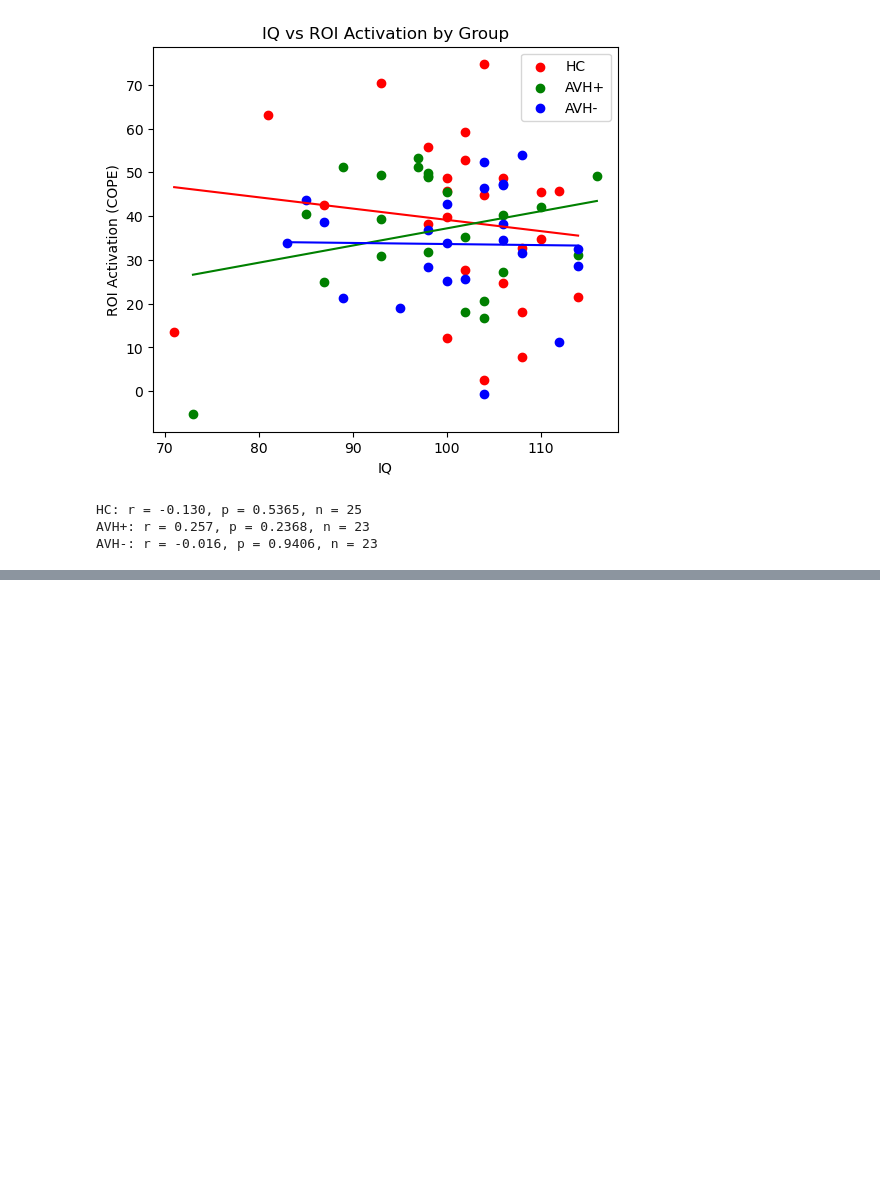
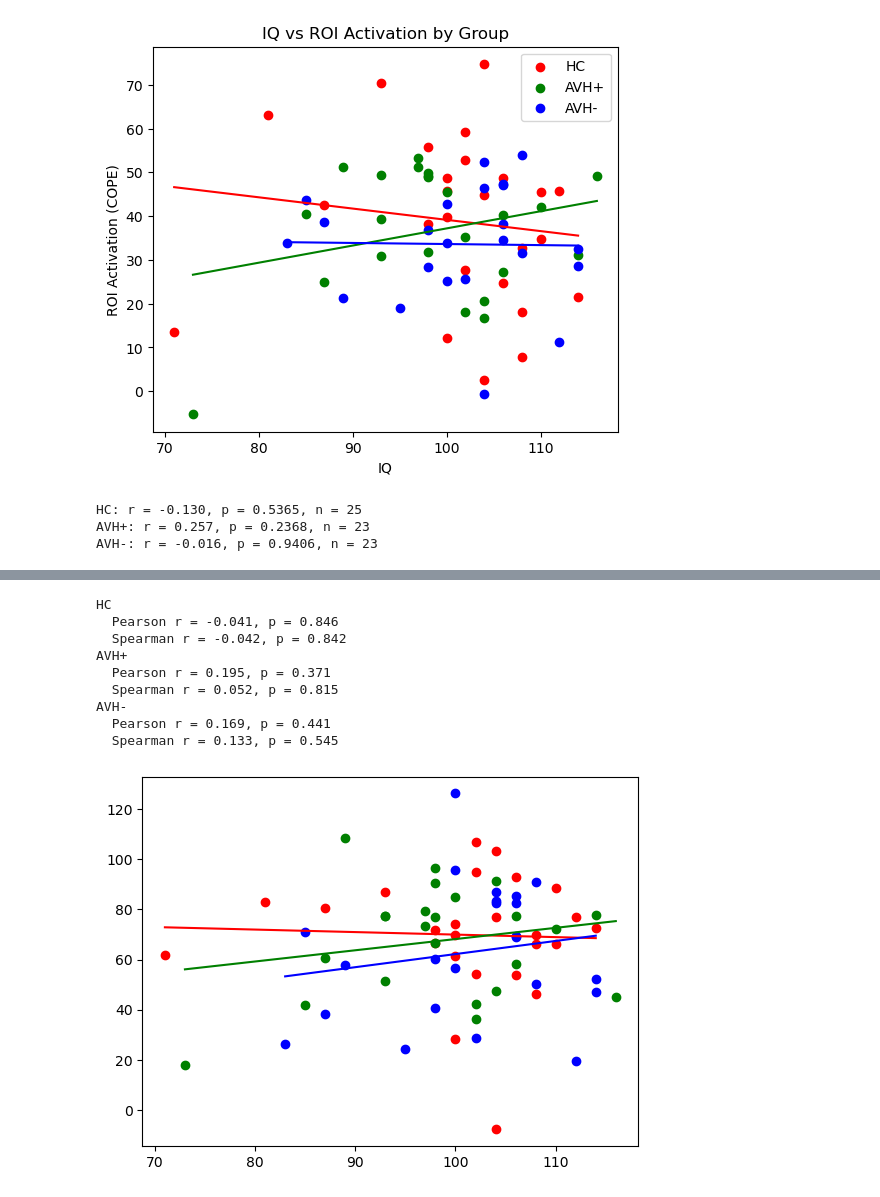
Before and after one commit to katrinasuherman/second-level-results, a Jupyter notebook: analysis/analysis.ipynb, the cells around one changed output, grey strips where cells are left out. Drawn from its saved outputs; the diff is of its cells as text; code cells hidden in the pictures; blank space fills up the shorter version.

```diff
--- a/analysis/analysis.ipynb
+++ b/analysis/analysis.ipynb
@@ -2529,0 +2747,39 @@ AVH-: r = -0.016, p = 0.9406, n = 23
+# %%
+from scipy.stats import pearsonr, spearmanr
+
+for g, color in groups.items():
+    subset = merged_pe5[merged_pe5["group"] == g].copy()
+
+    subset["iq"] = pd.to_numeric(subset["iq"], errors="coerce")
+    subset["roi_activation"] = pd.to_numeric(subset["roi_activation"], errors="coerce")
+    subset = subset.replace([np.inf, -np.inf], np.nan).dropna(subset=["iq", "roi_activation"])
+
+    plt.scatter(subset["iq"], subset["roi_activation"], label=g, color=color)
+
+    if len(subset) >= 3:
+        x = subset["iq"].to_numpy()
+        y = subset["roi_activation"].to_numpy()
+
+        # regression line
+        m, b = np.polyfit(x, y, 1)
+        xs = np.linspace(x.min(), x.max(), 100)
+        plt.plot(xs, m*xs + b, color=color)
+
+        # correlations
+        r_p, p_p = pearsonr(x, y)
+        r_s, p_s = spearmanr(x, y)
+
+        print(f"{g}")
+        print(f"  Pearson r = {r_p:.3f}, p = {p_p:.3f}")
+        print(f"  Spearman r = {r_s:.3f}, p = {p_s:.3f}")
+# %% [output]
+HC
+  Pearson r = -0.041, p = 0.846
+  Spearman r = -0.042, p = 0.842
+AVH+
+  Pearson r = 0.195, p = 0.371
+  Spearman r = 0.052, p = 0.815
+AVH-
+  Pearson r = 0.169, p = 0.441
+  Spearman r = 0.133, p = 0.545
+[figure, added]
```
Also changed, not shown: parts of 17 cells of this notebook, 32 other files.
